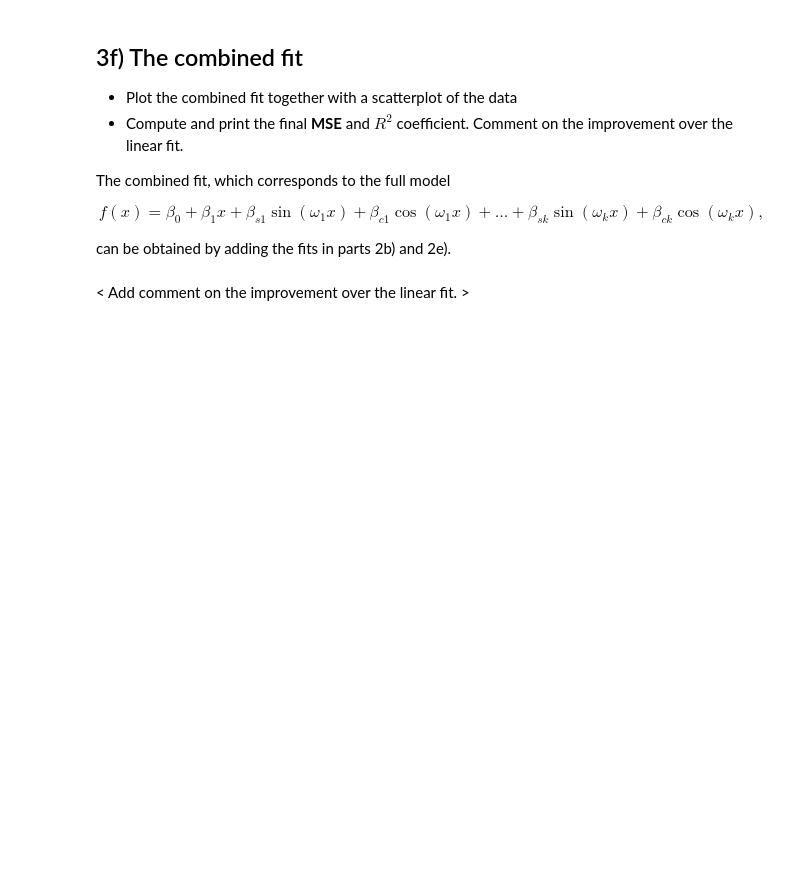
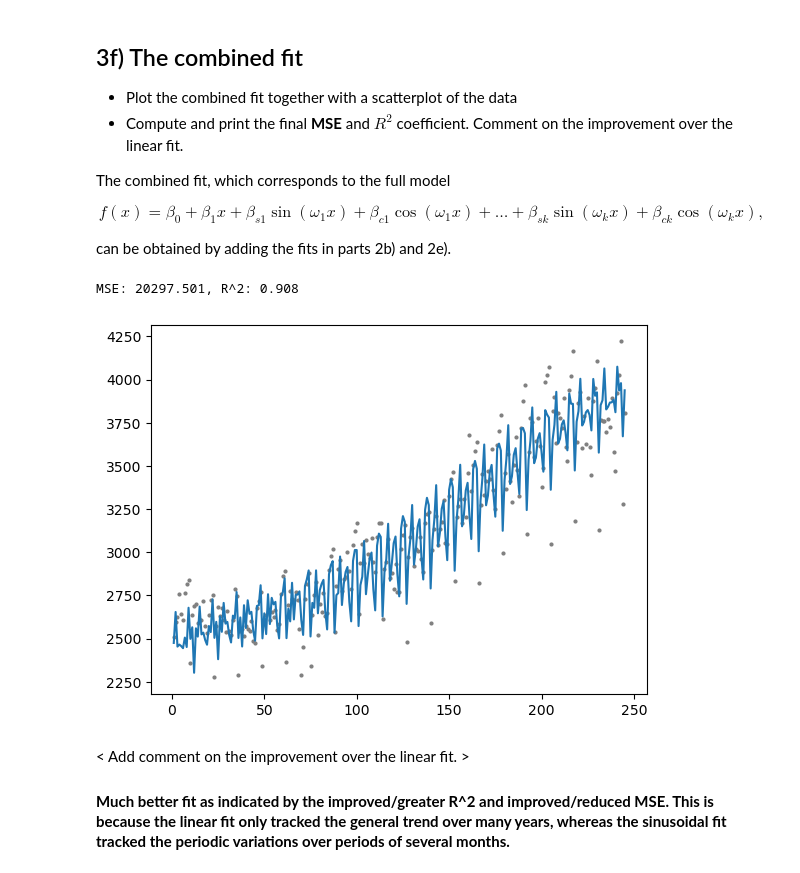
Before and after one commit to alandong4275/IB-Data-Science, a Jupyter notebook: Exercises/03 Exercise Notebook 3.ipynb, the cells around one changed output. Drawn from its saved outputs; the diff is of its cells as text; code cells hidden in the pictures; blank space fills up the shorter version.

```diff
--- a/Exercises/03 Exercise Notebook 3.ipynb
+++ b/Exercises/03 Exercise Notebook 3.ipynb
@@ -235,2 +246,21 @@ can be obtained by adding the fits in parts 2b) and 2e).
-# %% [markdown]
-< Add comment on the improvement over the linear fit. >
+# %%
+# Your code here
+combined_curve = y_col + y_col_r
+
+plt.plot(xvals, combined_curve)
+plt.scatter(xvals, yvals, c='gray', s=4)
+
+res_combined = yvals - combined_curve
+res_0 = yvals - np.mean(yvals)*np.ones(xvals.shape[0])
+sse_0 = res_0.T @ res_0
+
+mse_combined = (res_combined.T @ res_combined)/len(res_combined)
+
+print(f'MSE: {float(mse_combined):.3f}, R^2: {1-np.sum(res_combined.T @ res_combined)/sse_0:.3f}')
+plt.show()
+# %% [output]
+MSE: 20297.501, R^2: 0.908
+[figure, added]
+# %% [markdown]
+< Add comment on the improvement over the linear fit. >
+#### **Much better fit as indicated by the improved/greater R^2 and improved/reduced MSE. This is because the linear fit only tracked the general trend over many years, whereas the sinusoidal fit tracked the periodic variations over periods of several months.**
```
Also changed, not shown: parts of 5 cells of this notebook.
